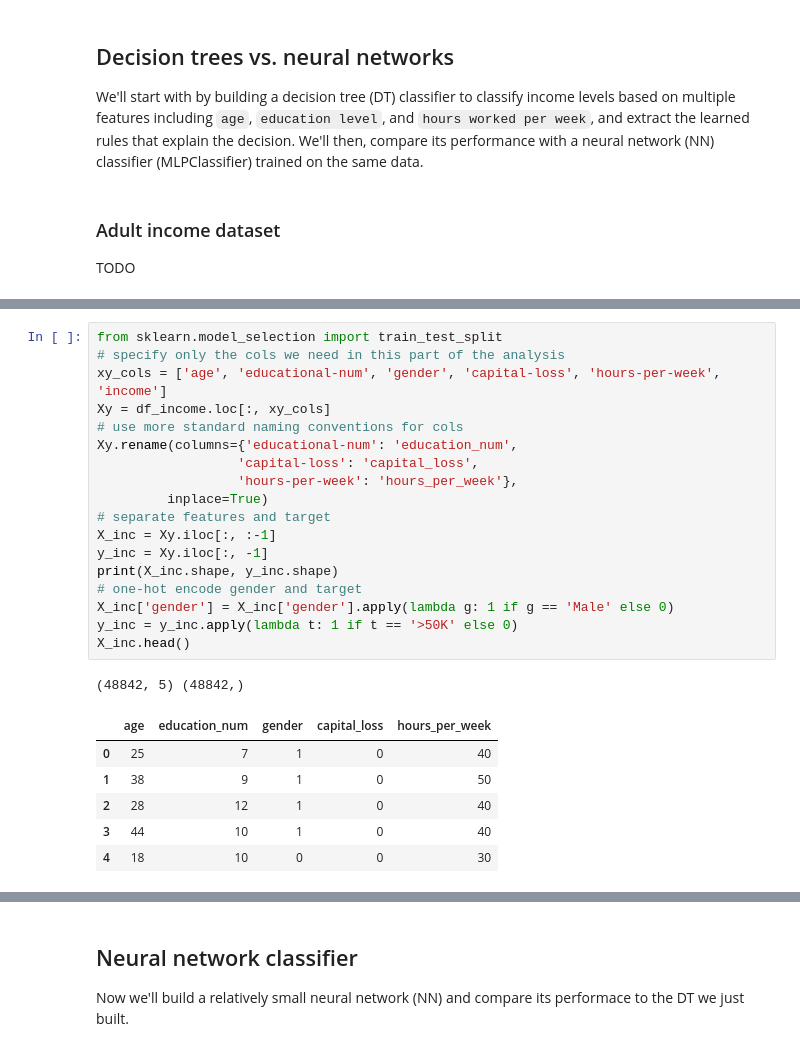
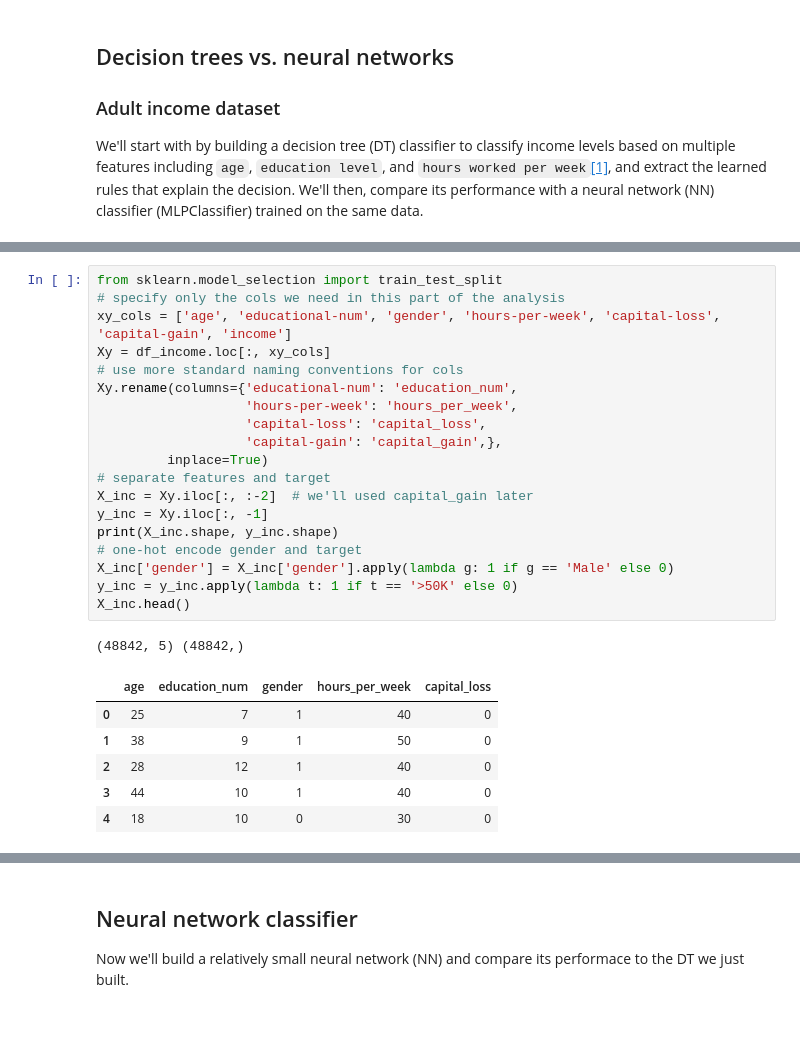
Before and after one commit to MichaelSzczepaniak/MLAIProjects, a Jupyter notebook: ExplainableML/ExplainableML.ipynb, the cells around one changed output, grey strips where cells are left out. Saved outputs shown, nothing was run; the diff lists cells and outputs as text; blank space fills up the shorter version.

```diff
--- a/ExplainableML/ExplainableML.ipynb
+++ b/ExplainableML/ExplainableML.ipynb
@@ -8,11 +8,9 @@
 # %% [markdown]
 ## Decision trees vs. neural networks
 
-We'll start with by building a decision tree (DT) classifier to classify income levels based on multiple features including `age`, `education level`, and `hours worked per week`, and extract the learned rules that explain the decision. We'll then, compare its performance with a neural network (NN) classifier (MLPClassifier) trained on the same data.
+### Adult income dataset
+
+We'll start with by building a decision tree (DT) classifier to classify income levels based on multiple features including `age`, `education level`, and `hours worked per week`[[1]](https://www.kaggle.com/datasets/tawfikelmetwally/census-income-dataset), and extract the learned rules that explain the decision. We'll then, compare its performance with a neural network (NN) classifier (MLPClassifier) trained on the same data.
-# %% [markdown]
-### Adult income dataset
-
-TODO
 # %%
 import pandas as pd
 
@@ -46,26 +44,27 @@ memory usage: 9.3 MB
 # %%
 from sklearn.model_selection import train_test_split
 # specify only the cols we need in this part of the analysis
-xy_cols = ['age', 'educational-num', 'gender', 'capital-loss', 'hours-per-week', 'income']
+xy_cols = ['age', 'educational-num', 'gender', 'hours-per-week', 'capital-loss', 'capital-gain', 'income']
 Xy = df_income.loc[:, xy_cols]
 # use more standard naming conventions for cols
 Xy.rename(columns={'educational-num': 'education_num',
-                  'capital-loss': 'capital_loss',
-                  'hours-per-week': 'hours_per_week'},
+                   'hours-per-week': 'hours_per_week',
+                   'capital-loss': 'capital_loss',
+                   'capital-gain': 'capital_gain',},
          inplace=True)
 # separate features and target
-X_inc = Xy.iloc[:, :-1]
+X_inc = Xy.iloc[:, :-2]  # we'll used capital_gain later
 y_inc = Xy.iloc[:, -1]
 print(X_inc.shape, y_inc.shape)
 # one-hot encode gender and target
 X_inc['gender'] = X_inc['gender'].apply(lambda g: 1 if g == 'Male' else 0)
 y_inc = y_inc.apply(lambda t: 1 if t == '>50K' else 0)
 X_inc.head()
 # %% [output]
 (48842, 5) (48842,)
-|  | age | education_num | gender | capital_loss | hours_per_week |
-| 0 | 25 | 7 | 1 | 0 | 40 |
-| 1 | 38 | 9 | 1 | 0 | 50 |
-| 2 | 28 | 12 | 1 | 0 | 40 |
-| 3 | 44 | 10 | 1 | 0 | 40 |
-| 4 | 18 | 10 | 0 | 0 | 30 |
+|  | age | education_num | gender | hours_per_week | capital_loss |
+| 0 | 25 | 7 | 1 | 40 | 0 |
+| 1 | 38 | 9 | 1 | 50 | 0 |
+| 2 | 28 | 12 | 1 | 40 | 0 |
+| 3 | 44 | 10 | 1 | 40 | 0 |
+| 4 | 18 | 10 | 0 | 30 | 0 |
```
Also changed, not shown: parts of 22 cells of this notebook, 1 other file.
